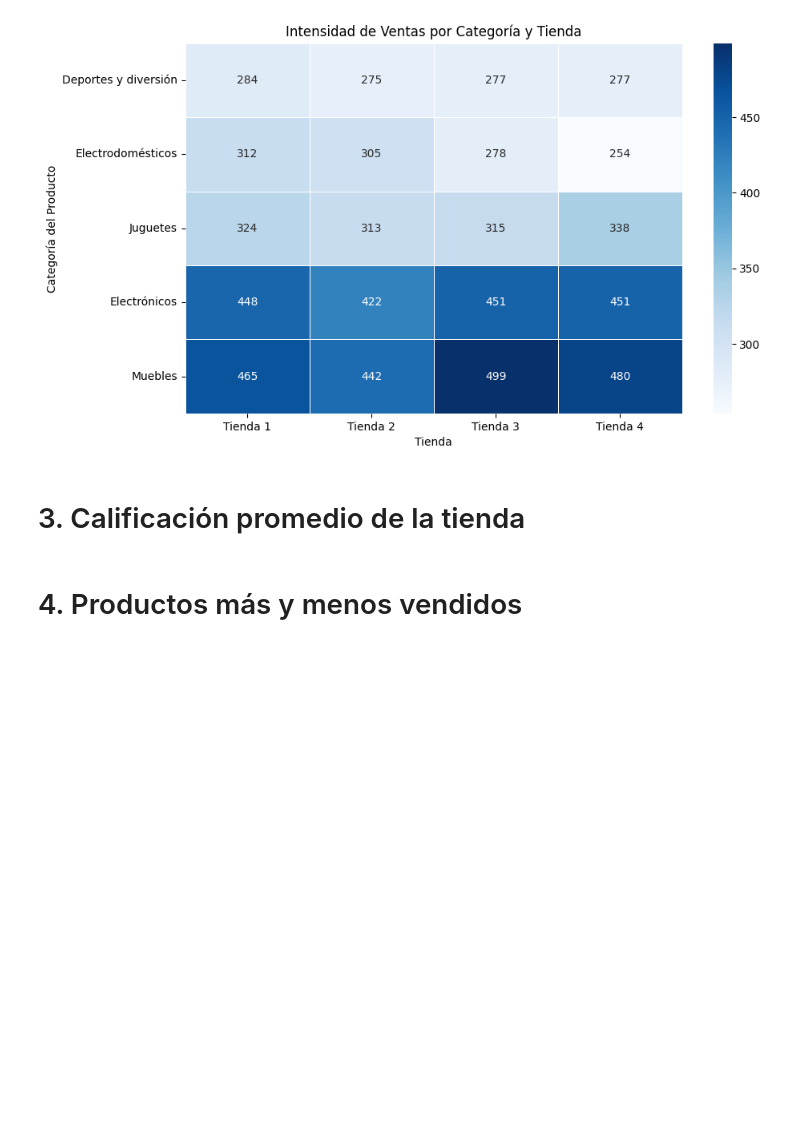
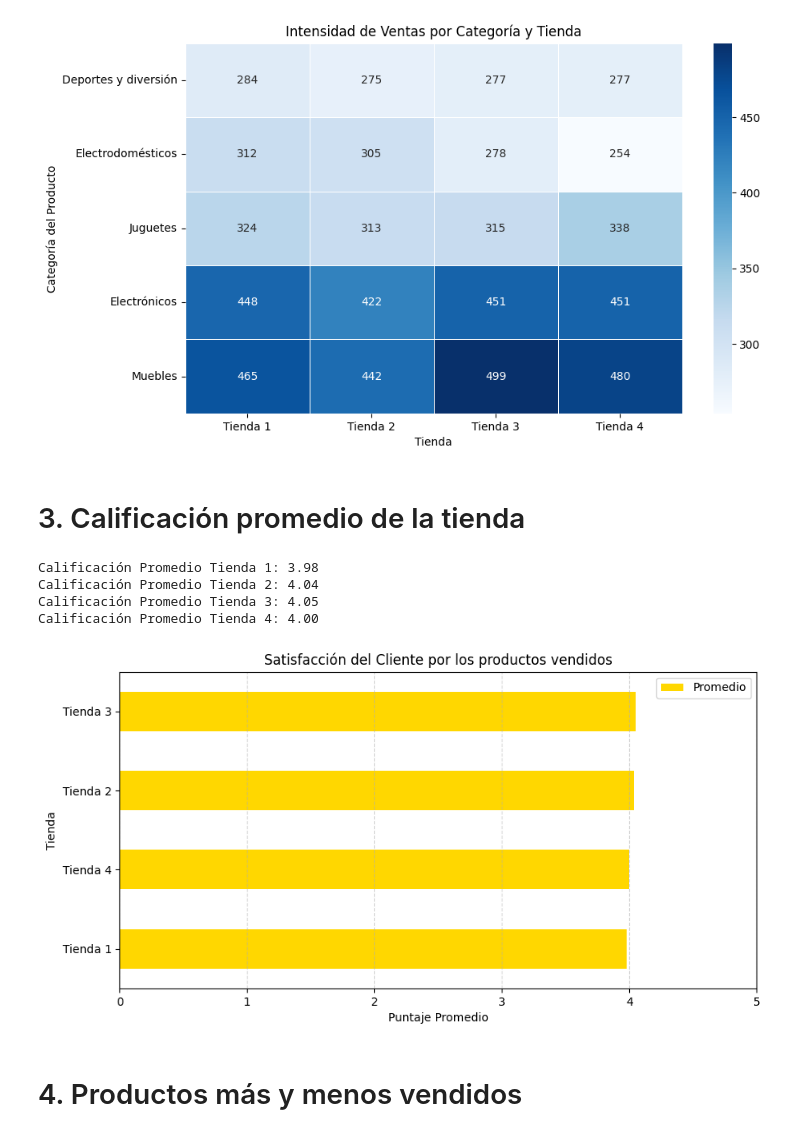
Before and after one commit to Nancy-Velazquez/AluraStoreLatam, a Jupyter notebook: AluraStoreLatam.ipynb, the cells around one changed output. Cells and saved outputs as stored; diff of their text form; code cells hidden in the pictures; blank space fills up the shorter version.

Commit message:
Se creó calificación promedio de la tienda

```diff
--- a/AluraStoreLatam.ipynb
+++ b/AluraStoreLatam.ipynb
@@ -234,6 +234,43 @@ plt.show()
 [figure]
 # %% [markdown]
 # 3. Calificación promedio de la tienda
+# %%
+rating_tienda1 = tienda['Calificación'].mean()
+rating_tienda2 = tienda2['Calificación'].mean()
+rating_tienda3 = tienda3['Calificación'].mean()
+rating_tienda4 = tienda4['Calificación'].mean()
+
+print(f"Calificación Promedio Tienda 1: {rating_tienda1:.2f} ")
+print(f"Calificación Promedio Tienda 2: {rating_tienda2:.2f} ")
+print(f"Calificación Promedio Tienda 3: {rating_tienda3:.2f} ")
+print(f"Calificación Promedio Tienda 4: {rating_tienda4:.2f} ")
+# %% [output]
+Calificación Promedio Tienda 1: 3.98
+Calificación Promedio Tienda 2: 4.04
+Calificación Promedio Tienda 3: 4.05
+Calificación Promedio Tienda 4: 4.00
+# %%
+import pandas as pd
+import matplotlib.pyplot as plt
+df_ratings = pd.DataFrame({
+    'Tienda': ['Tienda 1', 'Tienda 2', 'Tienda 3', 'Tienda 4'],
+    'Promedio': [rating_tienda1, rating_tienda2, rating_tienda3, rating_tienda4]
+}).set_index('Tienda')
+
+# Graficamos
+df_ratings.sort_values('Promedio').plot(
+    kind='barh',
+    figsize=(10, 5),
+    color='gold',
+    xlim=(0, 5),
+    title='Satisfacción del Cliente por los productos vendidos'
+)
+
+plt.xlabel('Puntaje Promedio')
+plt.grid(axis='x', linestyle='--', alpha=0.5)
+plt.show()
+# %% [output]
+[figure, added]
 # %% [markdown]
 # 4. Productos más y menos vendidos
 # %% [markdown]
```
